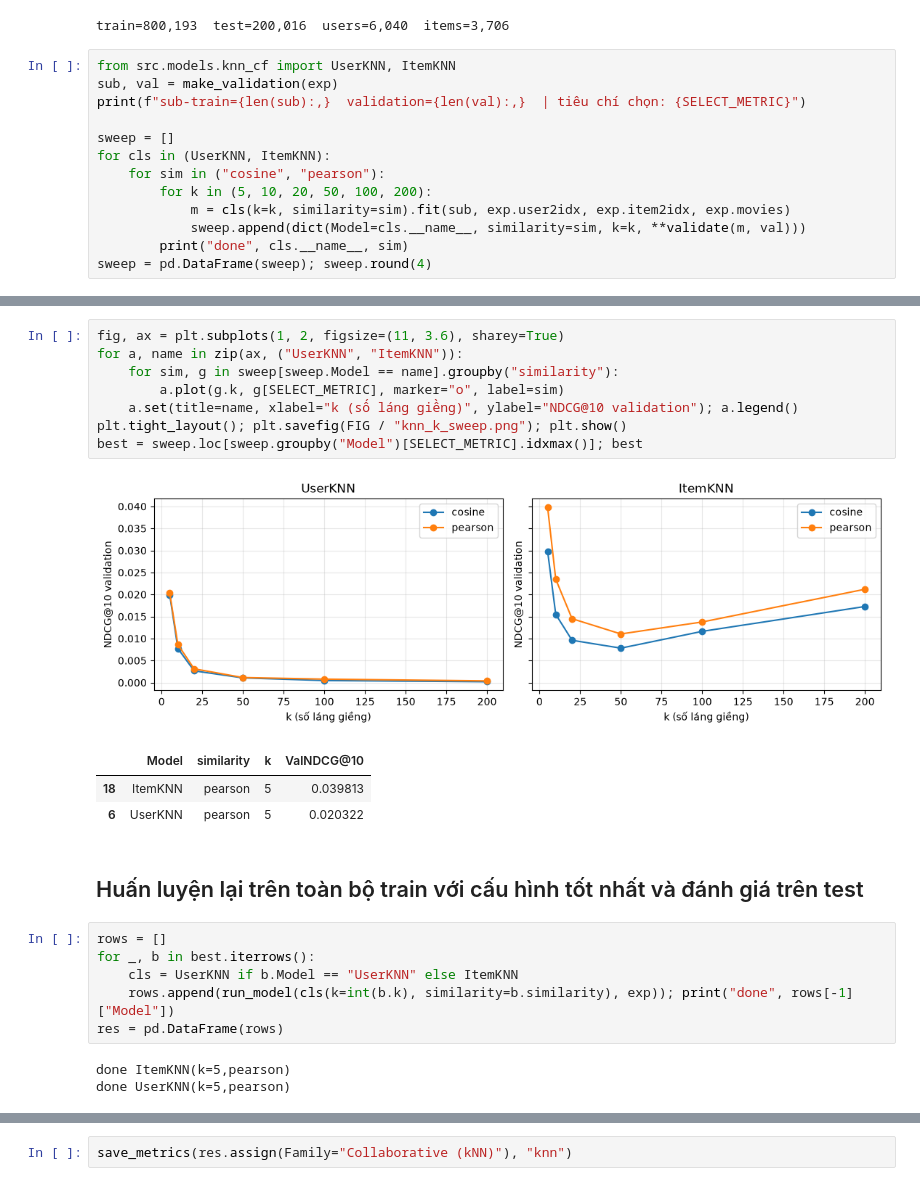
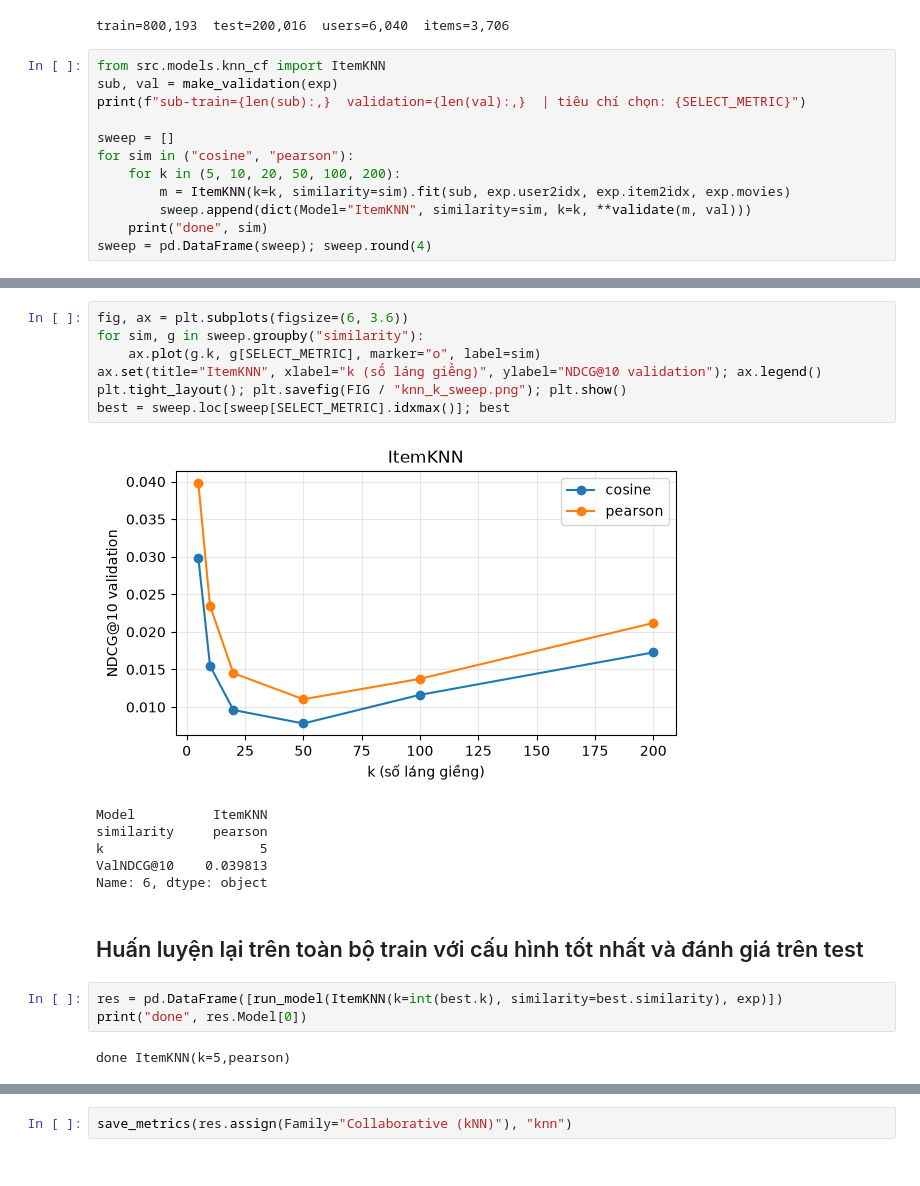
Before and after one commit to Sofia2060/machine_learning, a Jupyter notebook: notebooks/04_collaborative_knn.ipynb, the cells around one changed output, grey strips where cells are left out. Cells and saved outputs as stored; diff of their text form.

```diff
--- a/notebooks/04_collaborative_knn.ipynb
+++ b/notebooks/04_collaborative_knn.ipynb
@@ -65,17 +60,16 @@ print(f"train={len(exp.train):,}  test={len(exp.test):,}  users={len(exp.user2id
 # %% [output]
 train=800,193  test=200,016  users=6,040  items=3,706
 # %%
-from src.models.knn_cf import UserKNN, ItemKNN
+from src.models.knn_cf import ItemKNN
 sub, val = make_validation(exp)
 print(f"sub-train={len(sub):,}  validation={len(val):,}  | tiêu chí chọn: {SELECT_METRIC}")
 
 sweep = []
-for cls in (UserKNN, ItemKNN):
-    for sim in ("cosine", "pearson"):
-        for k in (5, 10, 20, 50, 100, 200):
-            m = cls(k=k, similarity=sim).fit(sub, exp.user2idx, exp.item2idx, exp.movies)
-            sweep.append(dict(Model=cls.__name__, similarity=sim, k=k, **validate(m, val)))
-        print("done", cls.__name__, sim)
+for sim in ("cosine", "pearson"):
+    for k in (5, 10, 20, 50, 100, 200):
+        m = ItemKNN(k=k, similarity=sim).fit(sub, exp.user2idx, exp.item2idx, exp.movies)
+        sweep.append(dict(Model="ItemKNN", similarity=sim, k=k, **validate(m, val)))
+    print("done", sim)
 sweep = pd.DataFrame(sweep); sweep.round(4)
 # %% [output]
 sub-train=720,105  validation=80,088  | tiêu chí chọn: ValNDCG@10
@@ -103,27 +91,24 @@ done ItemKNN pearson
 # %%
-fig, ax = plt.subplots(1, 2, figsize=(11, 3.6), sharey=True)
-for a, name in zip(ax, ("UserKNN", "ItemKNN")):
-    for sim, g in sweep[sweep.Model == name].groupby("similarity"):
-        a.plot(g.k, g[SELECT_METRIC], marker="o", label=sim)
-    a.set(title=name, xlabel="k (số láng giềng)", ylabel="NDCG@10 validation"); a.legend()
+fig, ax = plt.subplots(figsize=(6, 3.6))
+for sim, g in sweep.groupby("similarity"):
+    ax.plot(g.k, g[SELECT_METRIC], marker="o", label=sim)
+ax.set(title="ItemKNN", xlabel="k (số láng giềng)", ylabel="NDCG@10 validation"); ax.legend()
 plt.tight_layout(); plt.savefig(FIG / "knn_k_sweep.png"); plt.show()
-best = sweep.loc[sweep.groupby("Model")[SELECT_METRIC].idxmax()]; best
+best = sweep.loc[sweep[SELECT_METRIC].idxmax()]; best
 # %% [output]
-[figure, old version]
+[figure, new version]
-|  | Model | similarity | k | ValNDCG@10 |
-| 18 | ItemKNN | pearson | 5 | 0.039813 |
-| 6 | UserKNN | pearson | 5 | 0.020322 |
+Model          ItemKNN
+similarity     pearson
+k                    5
+ValNDCG@10    0.039813
+Name: 6, dtype: object
 # %% [markdown]
 ## Huấn luyện lại trên toàn bộ train với cấu hình tốt nhất và đánh giá trên test
 # %%
-rows = []
-for _, b in best.iterrows():
-    cls = UserKNN if b.Model == "UserKNN" else ItemKNN
-    rows.append(run_model(cls(k=int(b.k), similarity=b.similarity), exp)); print("done", rows[-1]["Model"])
-res = pd.DataFrame(rows)
+res = pd.DataFrame([run_model(ItemKNN(k=int(best.k), similarity=best.similarity), exp)])
+print("done", res.Model[0])
 # %% [output]
 done ItemKNN(k=5,pearson)
-done UserKNN(k=5,pearson)
 # %%
 res[['Model', 'Precision@10', 'Recall@10', 'NDCG@10', 'HitRate@10', 'Coverage@20', 'FitTime_s']].round(4)
 # %% [output]
```
Also changed, not shown: parts of 3 cells of this notebook, 3 other files.
